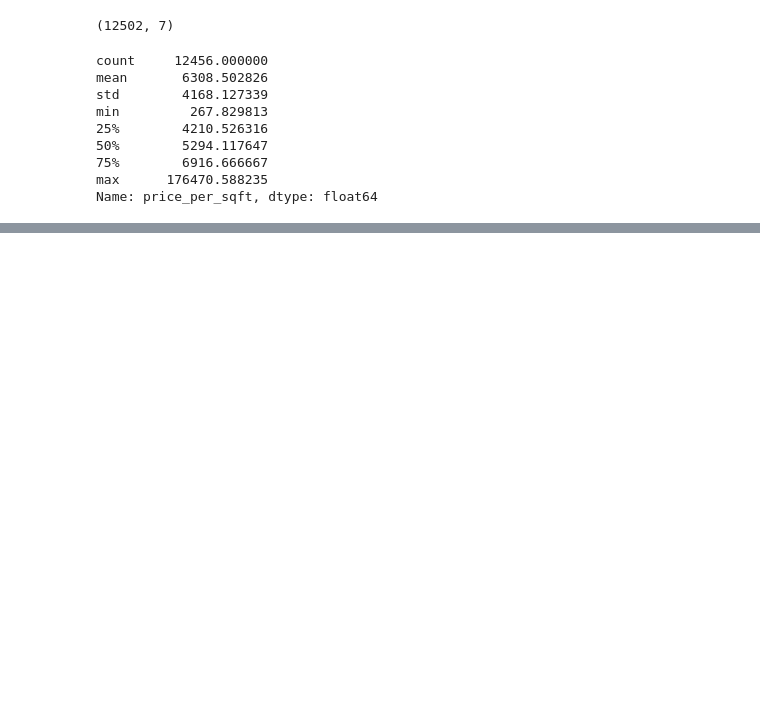
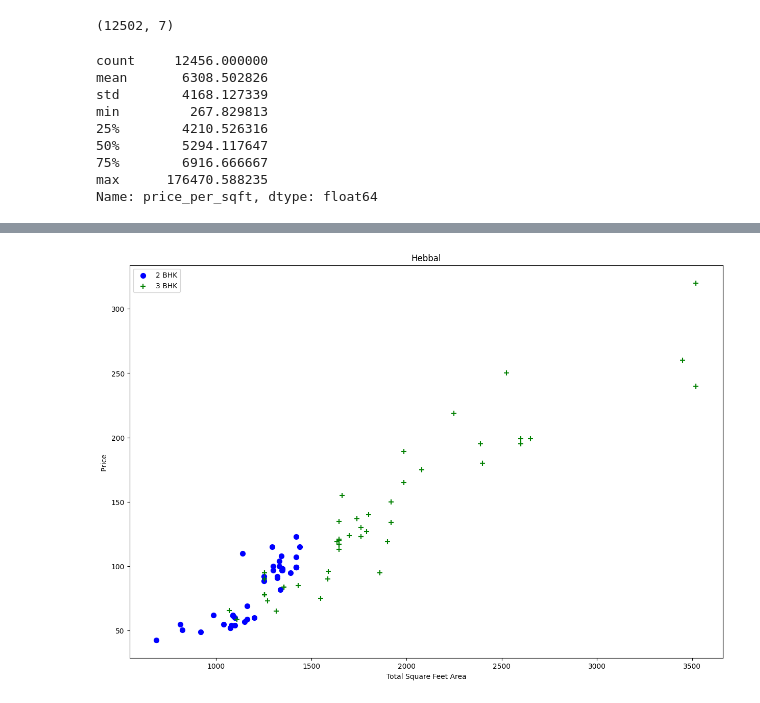
Before and after one commit to soham280203/House-Price-Prediction, a Jupyter notebook: main.ipynb, the cells around one changed output, grey strips where cells are left out. Cells and saved outputs as stored; diff of their text form; code cells hidden in the pictures; blank space fills up the shorter version.

```diff
--- a/main.ipynb
+++ b/main.ipynb
@@ -289,0 +325,5 @@ Name: price_per_sqft, dtype: float64
+# %%
+
+plot_scatter_chart(df7, "Hebbal")
+# %% [output]
+[figure, added]
```
Also changed, not shown: parts of 9 cells of this notebook.
